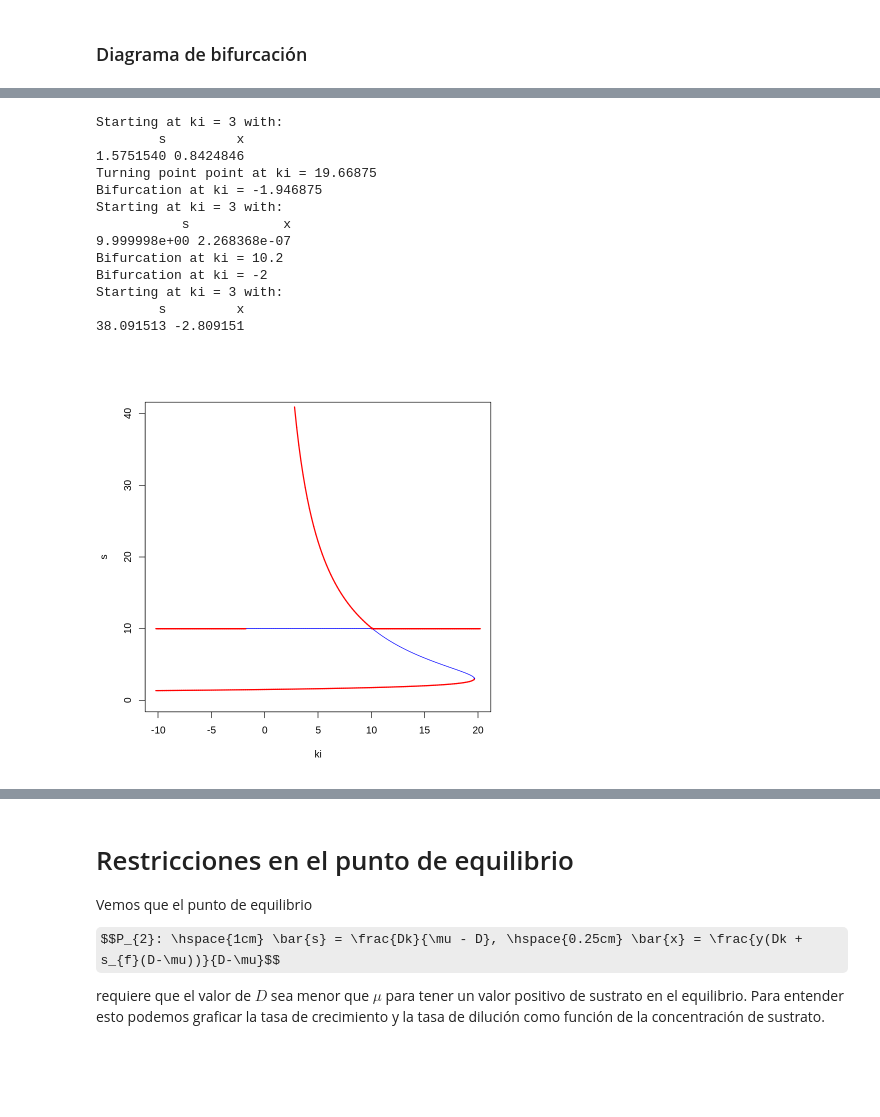
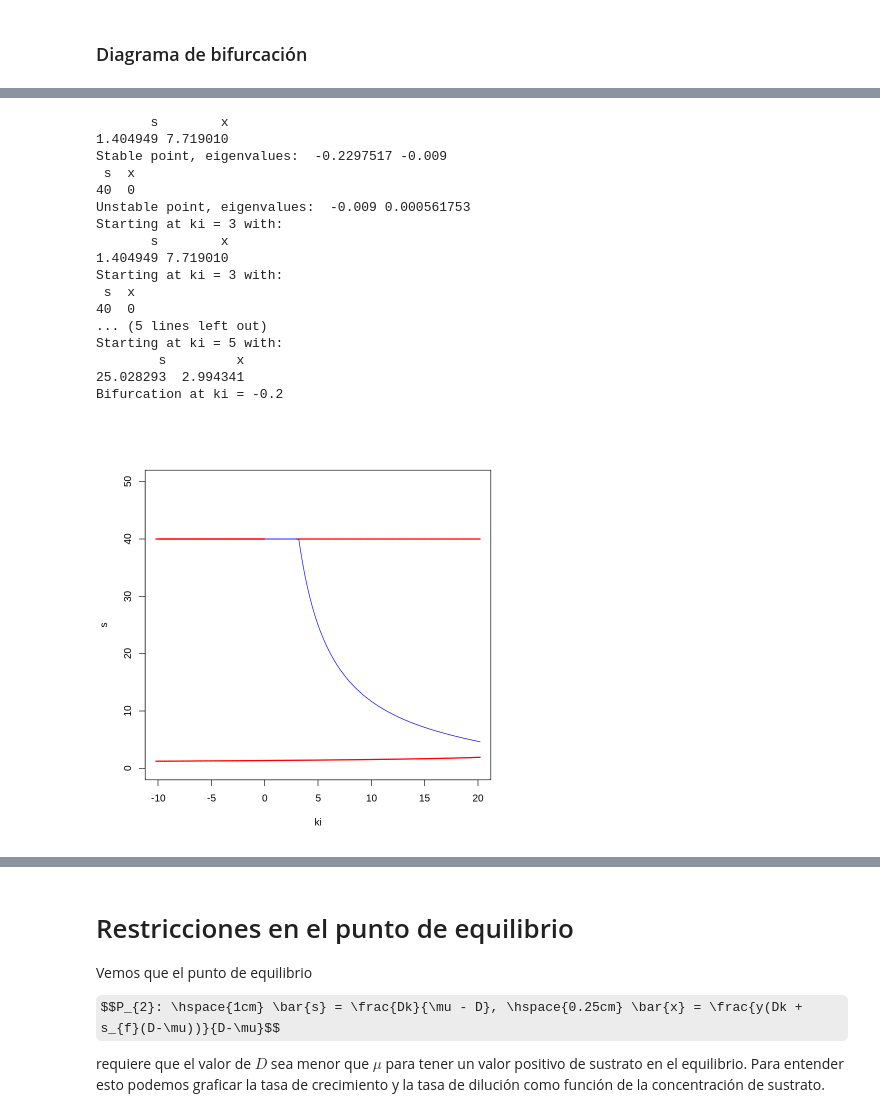
Before and after one commit to JuanM-GG/sistemas-dinamicos-R, a Jupyter notebook: modelo_inhibicion.ipynb, the cells around one changed output, grey strips where cells are left out. Saved outputs shown, nothing was run; the diff lists cells and outputs as text; code cells hidden in the pictures; some formulas as TeX source; blank space fills up the shorter version.

```diff
--- a/modelo_inhibicion.ipynb
+++ b/modelo_inhibicion.ipynb
@@ -272,8 +272,8 @@ grind.R was sourced
 model <- function(times, state, parms) {
   with(as.list(c(state, parms)), {
 
-    # velocidad de crecimiento (Monod)
-    r1 = mu*s/(k+s + ki*s^2)*x
+    # velocidad de crecimiento
+    r1 = mu*s/(km + s + ki*s^2)*x
 
     # balances de especies
     ds = -(1/y)*r1 + D*(sf - s)
@@ -284,7 +284,7 @@ model <- function(times, state, parms) {
 }
 # %%
 # establecer parámetros
-p <- c(mu = 1.2, k = 180, y = 0.1, D = 0.01, sf = 10, ki = 0)
+p <- c(mu = 1.2, km = 180, ki = 10, y = 0.2, sf = 40, D = 0.009)
 # %%
 # condiciones iniciales
 s <- c(s = 10, x = 0.1)
@@ -348,9 +361,9 @@ for (ki in c(0.0,0.01,3,5,10,15)) {
 
   p["ki"] <- ki
   plane(xmin = -50, xmax = 50, ymin = -10, ymax = 10, main = paste0("ki = ", ki))
-  newton(state = c(s = 0, x = 1), plot = TRUE)
-  newton(state = c(s = 7, x = 0.5), plot = TRUE)
-  newton(state = c(s = 40, x = -5), plot = TRUE)
+  newton(state = c(s = 0, x = 10), plot = TRUE)
+  newton(state = c(s = 8, x = 3), plot = TRUE)
+  newton(state = c(s = 50, x = -5), plot = TRUE)
 }
 p["ki"] <- 0 # Regresar ki a su valor original
 # %% [output]
@@ -420,16 +433,19 @@ En la salida anterior vemos que al variar el valor del parámetro $D$ cambia el
 ### Diagrama de bifurcación
 # %%
 p["ki"] <- 3
-ss1 <- newton(state = c(s = 0, x = 1))
-ss2 <- newton(state = c(s = 7, x = 0.5))
-ss3 <- newton(state = c(s = 40, x = -5))
+ss1 <- newton(state = c(s = 0, x = 10))
+ss2 <- newton(state = c(s = 8, x = 3))
+
 
 continue(state = ss1, parms = p, odes = model, x = "ki",
-         step = 0.01, xmin = -10, xmax = 20, y = "x", ymin = -5, ymax = 1.5)
+         step = 0.01, xmin = -10, xmax = 20, y = "x", ymin = -5, ymax = 20)
 
 continue(state = ss2, parms = p, odes = model, x = "ki",
-         step = 0.01, xmin = -10, xmax = 20, y = "x", ymin = -5, ymax = 1.5, add = TRUE)
+         step = 0.01, xmin = -10, xmax = 20, y = "x", ymin = -5, ymax = 20, add = TRUE)
 
+p["ki"] <- 5
+ss3 <- newton(state = c(s = 20, x = 4))
 continue(state = ss3, parms = p, odes = model, x = "ki",
-         step = 0.01, xmin = -10, xmax = 20, y = "x", ymin = -5, ymax = 1.5, add = TRUE)
+         step = 0.01, xmin = -10, xmax = 20, y = "x", ymin = -5, ymax = 20, add = TRUE)
+p["ki"] <- 0 # Regresar ki a su valor original
 # %% [output]
@@ -454,26 +470,36 @@ Starting at ki = 3 with:
 # %%
 p["ki"] <- 3
+ss1 <- newton(state = c(s = 0, x = 10))
+ss2 <- newton(state = c(s = 8, x = 3))
+
 
 continue(state = ss1, parms = p, odes = model, x = "ki",
-         step = 0.01, xmin = -10, xmax = 20, y = "s", ymin = 0, ymax = 40)
+         step = 0.01, xmin = -10, xmax = 20, y = "s", ymin = 0, ymax = 50)
 
 continue(state = ss2, parms = p, odes = model, x = "ki",
-         step = 0.01, xmin = -10, xmax = 20, y = "s", ymin = 0, ymax = 40, add = TRUE)
+         step = 0.01, xmin = -10, xmax = 20, y = "s", ymin = 0, ymax = 50, add = TRUE)
 
+p["ki"] <- 5
+ss3 <- newton(state = c(s = 20, x = 4))
 continue(state = ss3, parms = p, odes = model, x = "ki",
-         step = 0.01, xmin = -10, xmax = 20, y = "s", ymin = 0, ymax = 40, add = TRUE)
+         step = 0.01, xmin = -10, xmax = 20, y = "s", ymin = 0, ymax = 50, add = TRUE)
+p["ki"] <- 0 # Regresar ki a su valor original
 # %% [output]
+       s        x
+1.404949 7.719010
+Stable point, eigenvalues:  -0.2297517 -0.009
+ s  x
+40  0
+Unstable point, eigenvalues:  -0.009 0.000561753
 Starting at ki = 3 with:
+       s        x
+1.404949 7.719010
+Starting at ki = 3 with:
+ s  x
+40  0
+... (5 lines left out)
+Starting at ki = 5 with:
         s         x
-1.5751540 0.8424846
-Turning point point at ki = 19.66875
-Bifurcation at ki = -1.946875
-Starting at ki = 3 with:
-           s            x
-9.999998e+00 2.268368e-07
-Bifurcation at ki = 10.2
-Bifurcation at ki = -2
-Starting at ki = 3 with:
-        s         x
-38.091513 -2.809151
+25.028293  2.994341
+Bifurcation at ki = -0.2
-[figure, old version]
+[figure, new version]
```
Also changed, not shown: parts of 19 cells of this notebook.
